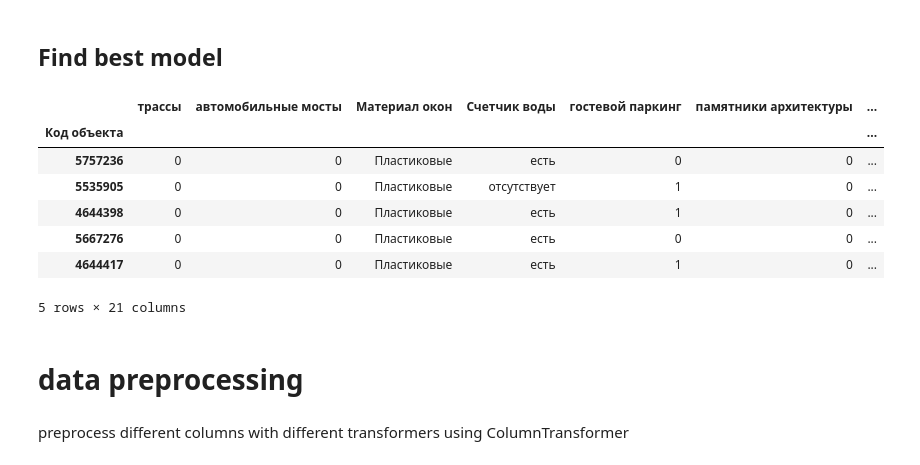
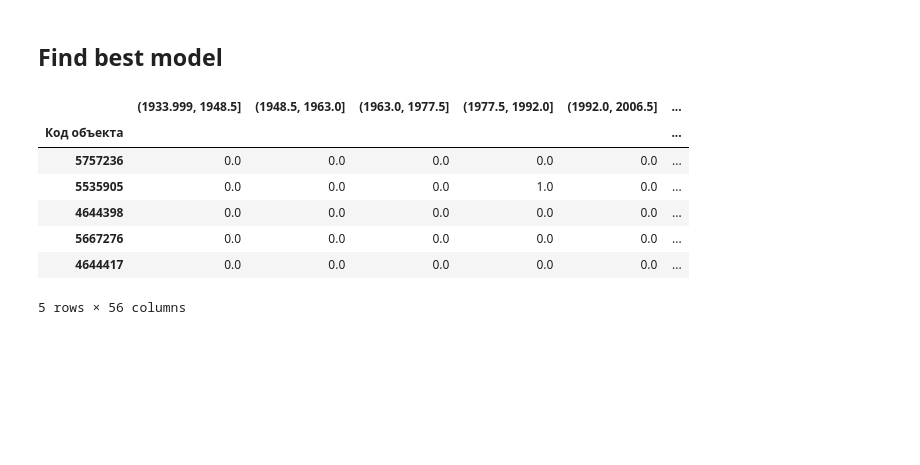
Before and after one commit to Golden-dreamer/ptz-flats-predict, a Jupyter notebook: notebooks/model_building.ipynb, the cells around one changed output. Drawn from its saved outputs; the diff is of its cells as text; code cells hidden in the pictures; blank space fills up the shorter version.

Commit message:
new model added. model_building notebook was ended. Analysis of different models etc.

```diff
--- a/notebooks/model_building.ipynb
+++ b/notebooks/model_building.ipynb
@@ -20,18 +26,15 @@ from sklearn.neighbors import KNeighborsRegressor
 # %%
-#data = pd.read_csv('../data/fullData_test.csv')
-data = pd.read_csv('../data/fullData_test_toTransform.csv', index_col='Код объекта')
+data = pd.read_csv('../data/fullData.csv', index_col='Код объекта')
 data.head()
 # %% [output]
-|  | трассы | автомобильные мосты | Материал окон | Счетчик воды | гостевой паркинг | памятники архитектуры | ... |
-| Код объекта |  |  |  |  |  |  | ... |
-| 5757236 | 0 | 0 | Пластиковые | есть | 0 | 0 | ... |
-| 5535905 | 0 | 0 | Пластиковые | отсутствует | 1 | 0 | ... |
-| 4644398 | 0 | 0 | Пластиковые | есть | 1 | 0 | ... |
-| 5667276 | 0 | 0 | Пластиковые | есть | 0 | 0 | ... |
-| 4644417 | 0 | 0 | Пластиковые | есть | 1 | 0 | ... |
+|  | (1933.999, 1948.5] | (1948.5, 1963.0] | (1963.0, 1977.5] | (1977.5, 1992.0] | (1992.0, 2006.5] | ... |
+| Код объекта |  |  |  |  |  | ... |
+| 5757236 | 0.0 | 0.0 | 0.0 | 0.0 | 0.0 | ... |
+| 5535905 | 0.0 | 0.0 | 0.0 | 1.0 | 0.0 | ... |
+| 4644398 | 0.0 | 0.0 | 0.0 | 0.0 | 0.0 | ... |
+| 5667276 | 0.0 | 0.0 | 0.0 | 0.0 | 0.0 | ... |
+| 4644417 | 0.0 | 0.0 | 0.0 | 0.0 | 0.0 | ... |
-5 rows × 21 columns
+5 rows × 56 columns
 # %%
 X = data.drop(columns='цена')
 Y = data['цена']
-# %% [markdown]
-# data preprocessing
@@ -101,2 +40,0 @@ class Renovationtransformer(BaseEstimator, TransformerMixin):
-# %% [markdown]
-preprocess different columns with different transformers using ColumnTransformer
```
Also changed, not shown: parts of 122 cells of this notebook, 2 other files.
